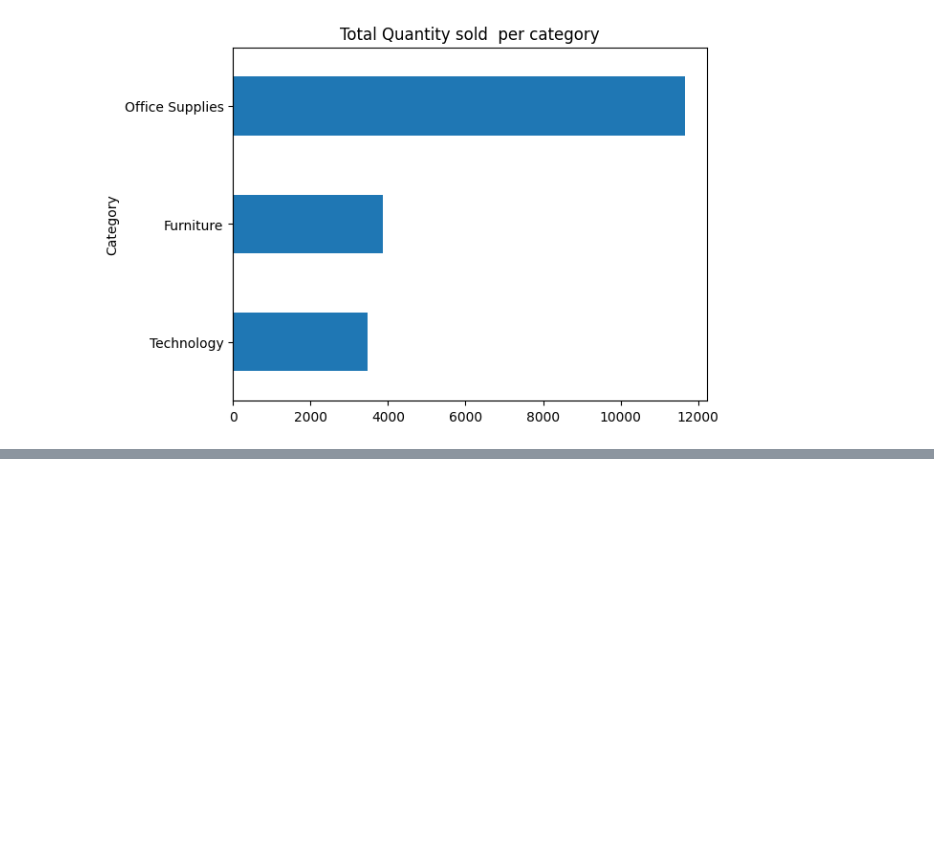
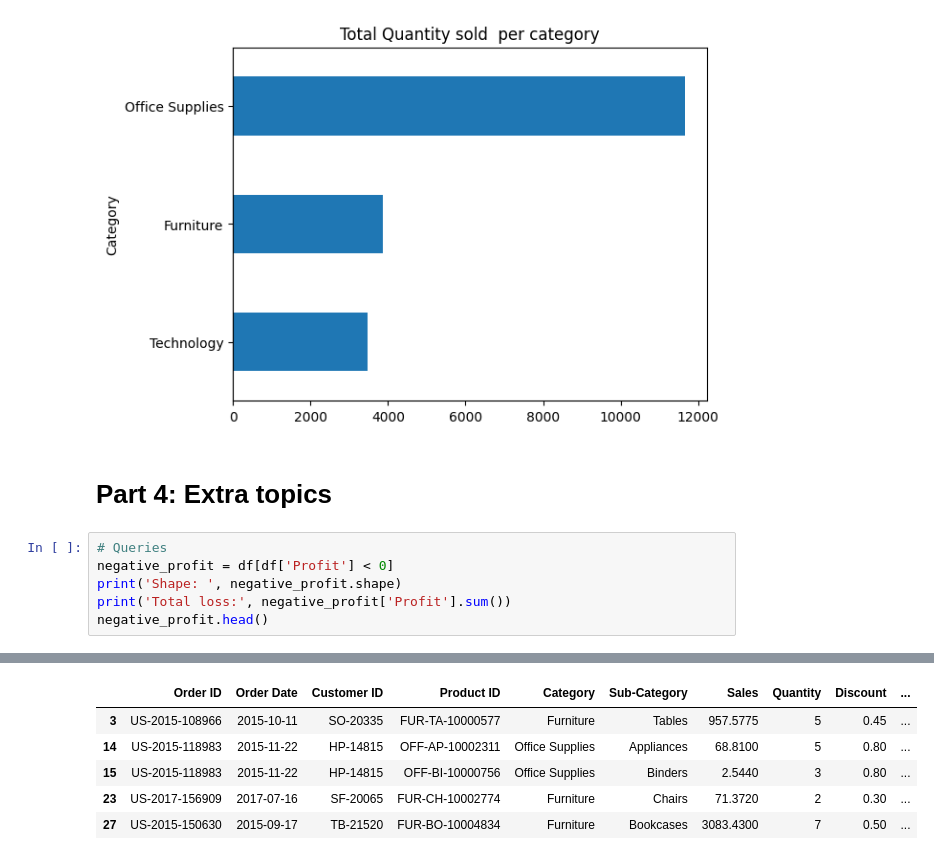
Before and after one commit to doaa-altarawy/Python_traning, a Jupyter notebook: Python Training 101_Sept 2023.ipynb, the cells around one changed output, grey strips where cells are left out. Cells and saved outputs as stored; diff of their text form; blank space fills up the shorter version.

```diff
--- a/Python Training 101_Sept 2023.ipynb
+++ b/Python Training 101_Sept 2023.ipynb
@@ -254,3 +264,12 @@ plt.savefig('total_sales_per_car.png')
 df.groupby('Category')['Quantity'].sum().sort_values().plot.barh(title='Total Quantity sold  per category');
 # %% [output]
 [figure]
+# %% [markdown]
+# Part 4: Extra topics
+# %%
+# Queries
+negative_profit = df[df['Profit'] < 0]
+print('Shape: ', negative_profit.shape)
+print('Total loss:', negative_profit['Profit'].sum())
+negative_profit.head()
+# %% [output]
@@ -256,0 +278,6 @@ df.groupby('Category')['Quantity'].sum().sort_values().plot.barh(title='Total Qu
+|  | Order ID | Order Date | Customer ID | Product ID | Category | Sub-Category | Sales | Quantity | Discount | ... |
+| 3 | US-2015-108966 | 2015-10-11 | SO-20335 | FUR-TA-10000577 | Furniture | Tables | 957.5775 | 5 | 0.45 | ... |
+| 14 | US-2015-118983 | 2015-11-22 | HP-14815 | OFF-AP-10002311 | Office Supplies | Appliances | 68.8100 | 5 | 0.80 | ... |
+| 15 | US-2015-118983 | 2015-11-22 | HP-14815 | OFF-BI-10000756 | Office Supplies | Binders | 2.5440 | 3 | 0.80 | ... |
+| 23 | US-2017-156909 | 2017-07-16 | SF-20065 | FUR-CH-10002774 | Furniture | Chairs | 71.3720 | 2 | 0.30 | ... |
+| 27 | US-2015-150630 | 2015-09-17 | TB-21520 | FUR-BO-10004834 | Furniture | Bookcases | 3083.4300 | 7 | 0.50 | ... |
```
Also changed, not shown: parts of 24 cells of this notebook.
